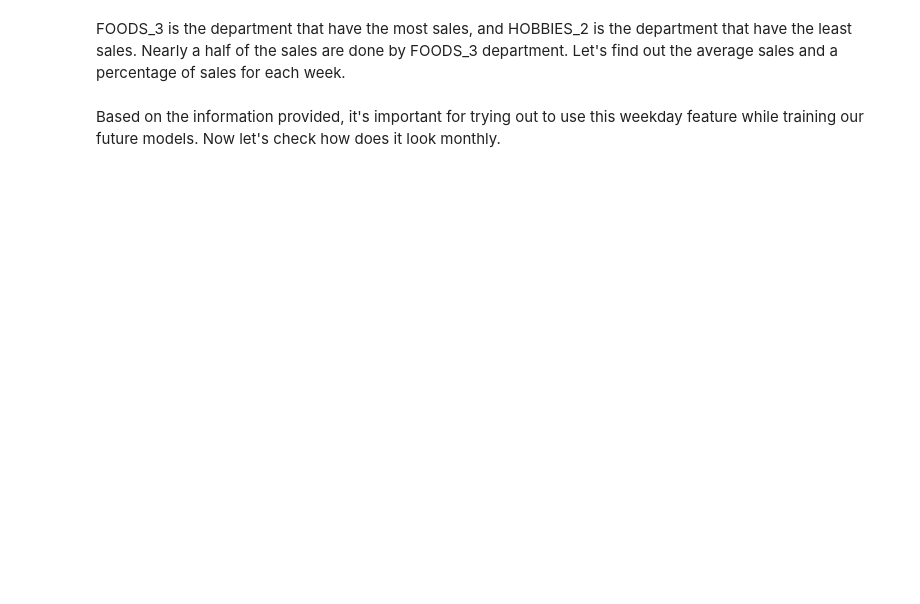
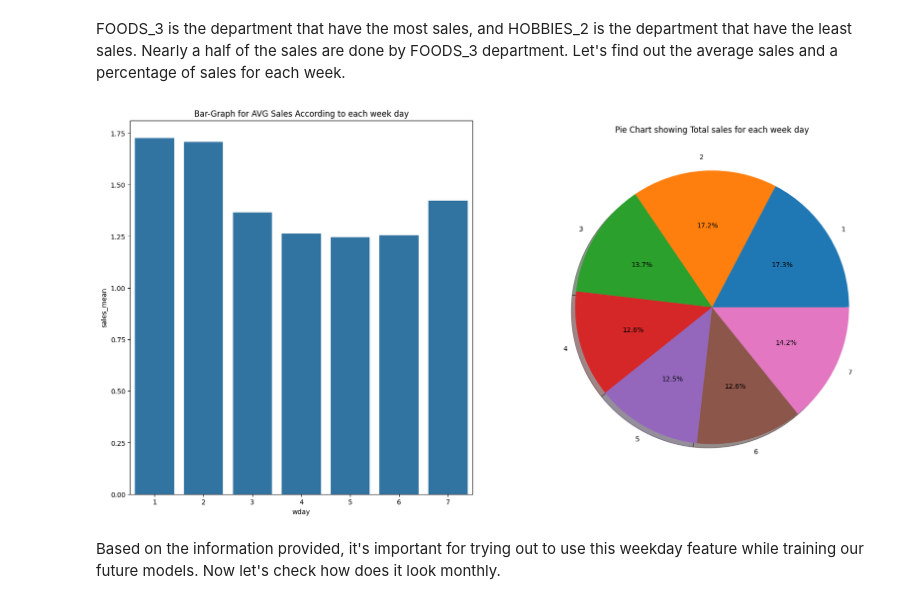
Before and after one commit to l0450/M5-Forecasting---Accuracy, a Jupyter notebook: notebooks/exploration.ipynb, the cells around one changed output. Saved outputs shown, nothing was run; the diff lists cells and outputs as text; code cells hidden in the pictures; blank space fills up the shorter version.

```diff
--- a/notebooks/exploration.ipynb
+++ b/notebooks/exploration.ipynb
@@ -315,21 +312,24 @@ plt.show()
 # %% [markdown]
 FOODS_3 is the department that have the most sales, and HOBBIES_2 is the department that have the least sales. Nearly a half of the sales are done by FOODS_3 department. Let's find out the average sales and a percentage of sales for each week.
 # %%
-df=data.groupby('wday').mean()
-df.reset_index(level=0,inplace=True)
+# Aggregate once for wday and plot
+wday_agg = data.groupby('wday').agg({'sales': ['mean', 'sum']}).reset_index()
+wday_agg.columns = ['wday', 'sales_mean', 'sales_sum']
+wday_agg['perc'] = wday_agg['sales_sum'] / wday_agg['sales_sum'].sum() * 100
+
 plt.figure(figsize=(20,10))
+
 plt.subplot(121)
-sns.barplot(x='wday',y='sales',data=df)
+sns.barplot(x='wday', y='sales_mean', data=wday_agg)
 plt.title("Bar-Graph for AVG Sales According to each week day")
 
-df=data.groupby('wday').sum()
-df.reset_index(level=0,inplace=True)
-df['perc']=df['sales']/sum(df['sales'].values)*100
 plt.subplot(122)
-plt.pie(df['perc'].values,labels=df['wday'].values,shadow=True,autopct='%1.1f%%')
+plt.pie(wday_agg['perc'].values, labels=wday_agg['wday'].values, shadow=True, autopct='%1.1f%%')
 plt.title("Pie Chart showing Total sales for each week day")
 
 plt.show()
+# %% [output]
+[figure, added]
 # %% [markdown]
 Based on the information provided, it's important for trying out to use this weekday feature while training our future models. Now let's check how does it look monthly.
 # %%
```
Also changed, not shown: parts of 29 cells of this notebook.
